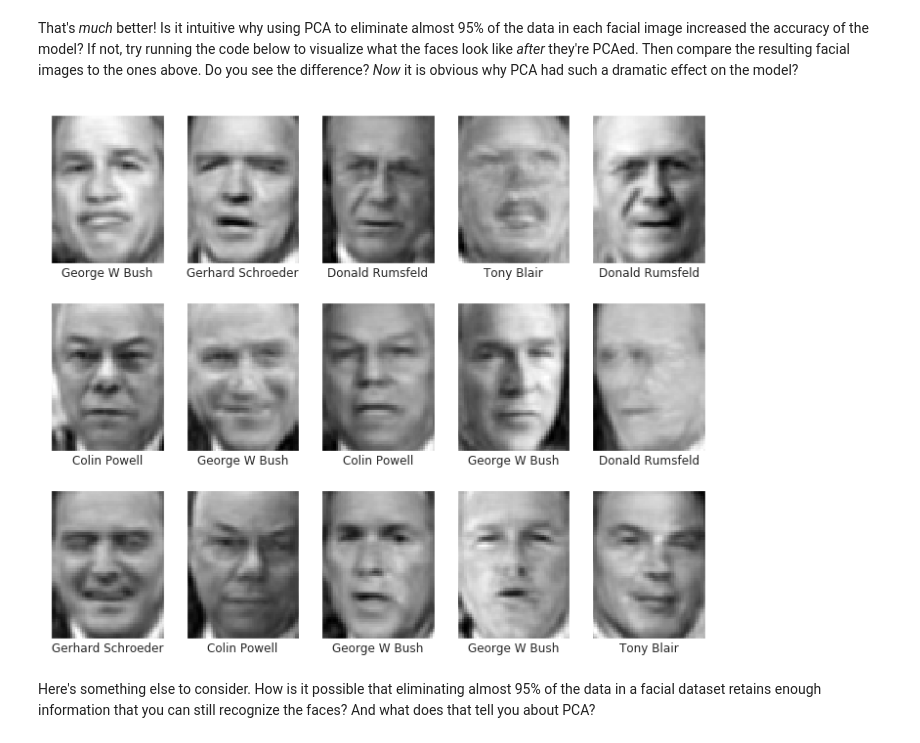
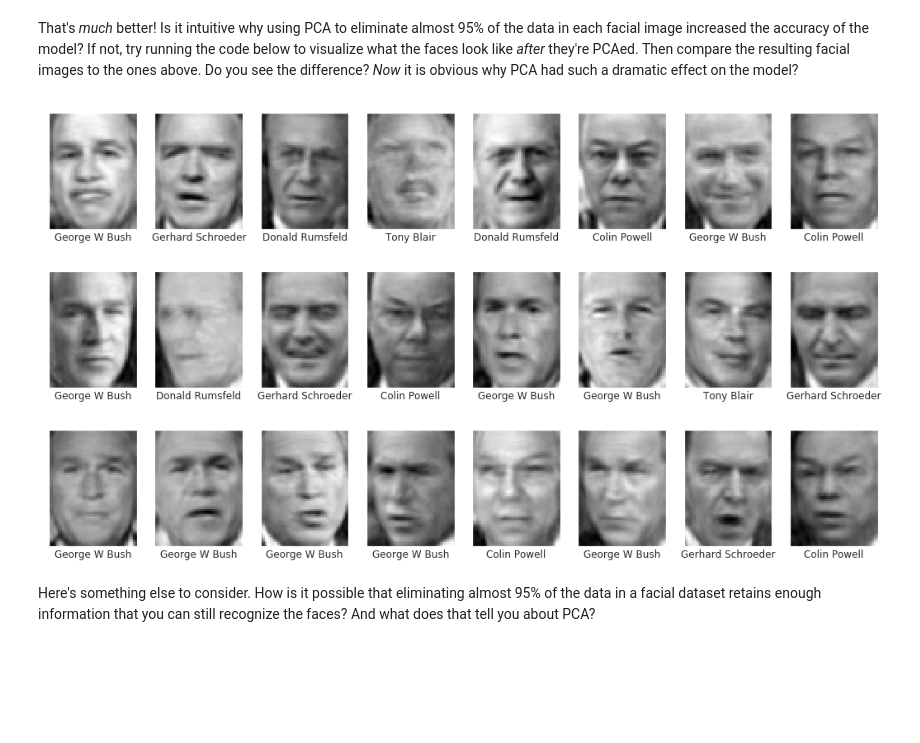
Before and after one commit to jeffprosise/Machine-Learning, a Jupyter notebook: SVM.ipynb, the cells around one changed output. Saved outputs shown, nothing was run; the diff lists cells and outputs as text; code cells hidden in the pictures; blank space fills up the shorter version.

```diff
--- a/SVM.ipynb
+++ b/SVM.ipynb
@@ -41,7 +47,7 @@ df.plot(kind='bar')
 # %% [markdown]
 The dataset is not very well balanced, but we're not too concerned because the net effect will probably be that the model is better at recognizing certain people than others. Let's plot some of the facial images so we can see what they look like.
 # %%
-fig, ax = plt.subplots(3, 5, figsize=(12, 10))
+fig, ax = plt.subplots(3, 8, figsize=(18, 10))
 for i, axi in enumerate(ax.flat):
     axi.imshow(faces.images[i], cmap='gist_gray')
     axi.set(xticks=[], yticks=[], xlabel=faces.target_names[faces.target[i]])
@@ -109,13 +115,13 @@ That's *much* better! Is it intuitive why using PCA to eliminate almost 95% of t
 # %%
 transformed = pca.transform(faces.data)
 restored = pca.inverse_transform(transformed).reshape(1140, 62, 47)
 
-fig, ax = plt.subplots(3, 5, figsize=(12, 10))
+fig, ax = plt.subplots(3, 8, figsize=(18, 10))
 for i, axi in enumerate(ax.flat):
     axi.imshow(restored[i], cmap='gist_gray')
     axi.set(xticks=[], yticks=[], xlabel=faces.target_names[faces.target[i]])
 # %% [output]
-[figure, old version]
+[figure, new version]
 # %% [markdown]
 Here's something else to consider. How is it possible that eliminating almost 95% of the data in a facial dataset retains enough information that you can still recognize the faces? And what does that tell you about PCA?
 # %% [markdown]
```
Also changed, not shown: parts of 3 cells of this notebook, 1 other file.
